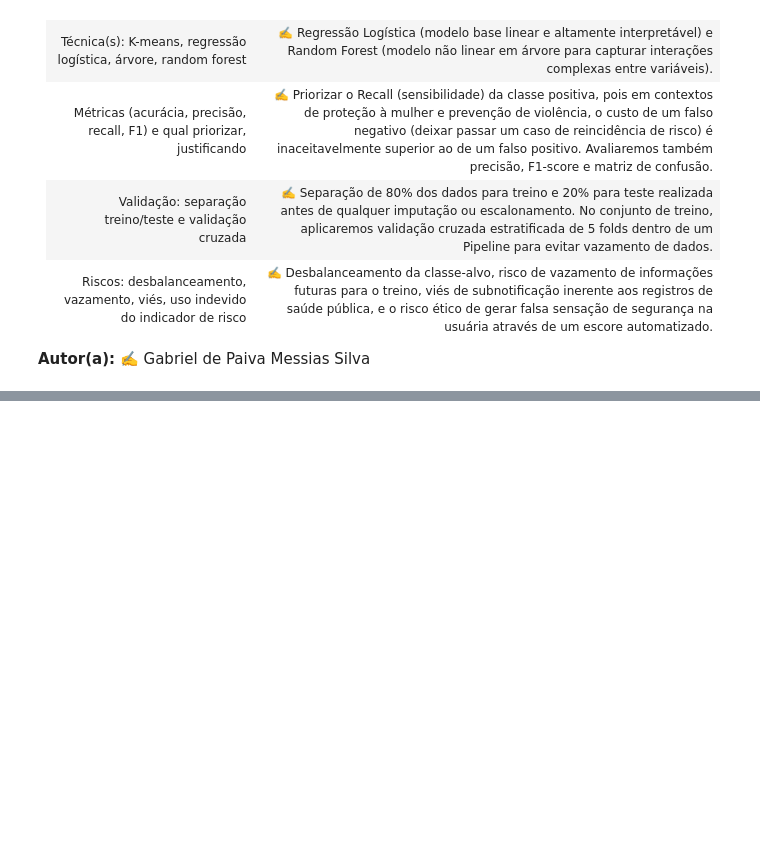
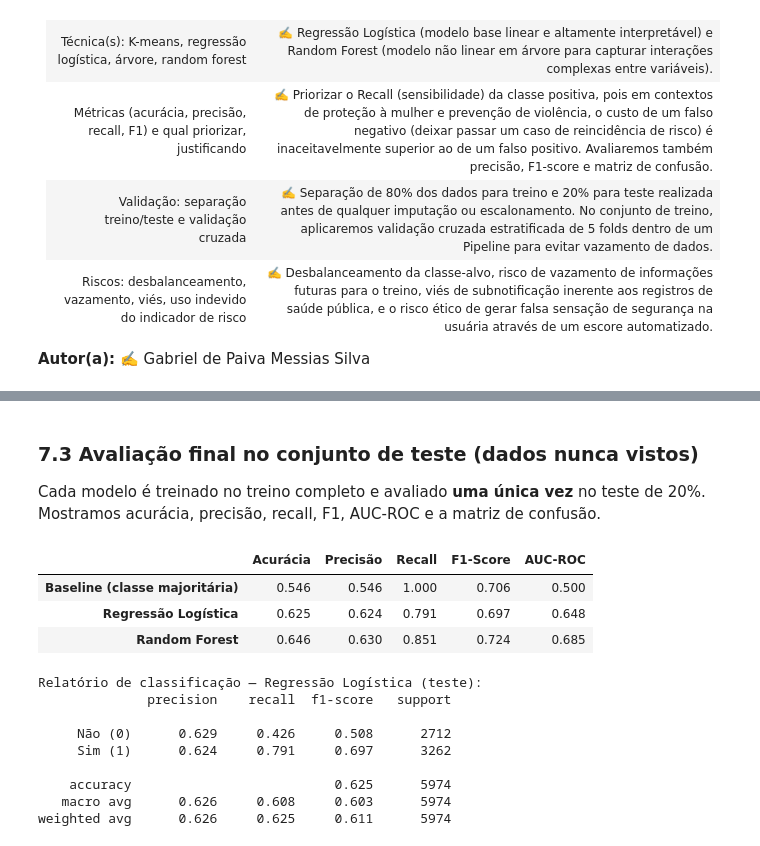
Before and after one commit to Matheu5Henri14/Projeto-React-Native, a Jupyter notebook: dataScience/Entrega2_DS_Modelo.ipynb, the cells around one changed output, grey strips where cells are left out. Saved outputs shown, nothing was run; the diff lists cells and outputs as text; code cells hidden in the pictures; blank space fills up the shorter version.

```diff
--- a/dataScience/Entrega2_DS_Modelo.ipynb
+++ b/dataScience/Entrega2_DS_Modelo.ipynb
@@ -733,0 +819,38 @@ Acurácia de um 'modelo' que sempre chuta a classe majoritária: 54.6%  ← o pi
+# %% [markdown]
+### 7.3 Avaliação final no conjunto de teste (dados nunca vistos)
+Cada modelo é treinado no treino completo e avaliado **uma única vez** no teste de 20%. Mostramos acurácia, precisão, recall, F1, AUC-ROC e a matriz de confusão.
+# %%
+resultado_teste, preds = {}, {}
+for nome, pipe in candidatos.items():
+    pipe.fit(X_treino, y_treino)
+    pred = pipe.predict(X_teste)
+    proba = pipe.predict_proba(X_teste)[:, 1]
+    preds[nome] = (pred, proba)
+    resultado_teste[nome] = {
+        "accuracy": accuracy_score(y_teste, pred),
+        "precision": precision_score(y_teste, pred, zero_division=0),
+        "recall": recall_score(y_teste, pred),
+        "f1": f1_score(y_teste, pred),
+        "roc_auc": roc_auc_score(y_teste, proba),
+    }
+
+tabela_teste = pd.DataFrame(resultado_teste).T.round(3)
+tabela_teste.columns = ["Acurácia", "Precisão", "Recall", "F1-Score", "AUC-ROC"]
+display(tabela_teste)
+
+print("\nRelatório de classificação — Regressão Logística (teste):")
+print(classification_report(y_teste, preds["Regressão Logística"][0], target_names=["Não (0)", "Sim (1)"], digits=3))
+# %% [output]
+|  | Acurácia | Precisão | Recall | F1-Score | AUC-ROC |
+| Baseline (classe majoritária) | 0.546 | 0.546 | 1.000 | 0.706 | 0.500 |
+| Regressão Logística | 0.625 | 0.624 | 0.791 | 0.697 | 0.648 |
+| Random Forest | 0.646 | 0.630 | 0.851 | 0.724 | 0.685 |
+Relatório de classificação — Regressão Logística (teste):
+              precision    recall  f1-score   support
+
+     Não (0)      0.629     0.426     0.508      2712
+     Sim (1)      0.624     0.791     0.697      3262
+
+    accuracy                          0.625      5974
+   macro avg      0.626     0.608     0.603      5974
+weighted avg      0.626     0.625     0.611      5974
```
Also changed, not shown: parts of 21 cells of this notebook.
